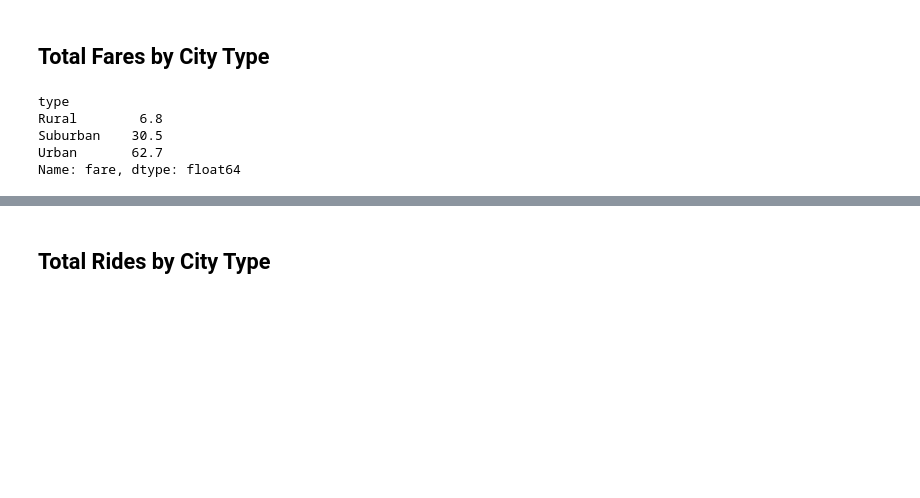
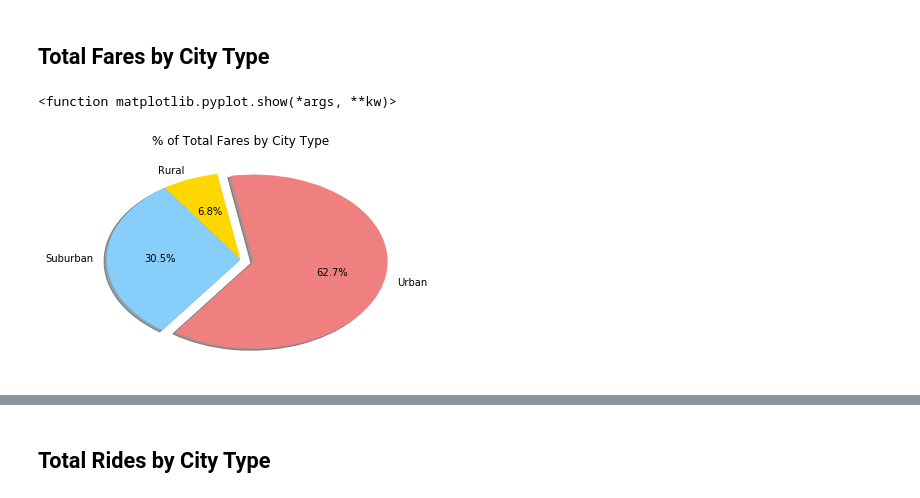
Before and after one commit to ikleinman/python-challenge, a Jupyter notebook: matplotlib/Pyber/Pyberhw.ipynb, the cells around one changed output, grey strips where cells are left out. Cells and saved outputs as stored; diff of their text form; code cells hidden in the pictures; blank space fills up the shorter version.

```diff
--- a/matplotlib/Pyber/Pyberhw.ipynb
+++ b/matplotlib/Pyber/Pyberhw.ipynb
@@ -84,20 +84,21 @@ plt.show()
 # %%
 # Calculate Type Percents
 
 groupby_type =  merge_df.groupby("type")
 total_fare_type = groupby_type["fare"].sum()
 total_fare = merge_df["fare"].sum()
 percentage_fare = round(total_fare_type/total_fare *100, 1)
 
 
 # Build Pie Chart
+labels= ["Rural", "Suburban", "Urban"]
+explode = (0, 0, 0.1)
+colors = ["Gold", "lightskyblue", "lightcoral"]
+plt.title("% of Total Fares by City Type")
 
-
+plt.pie(percentage_fare, explode=explode, colors= colors, labels=labels, autopct="%1.1f%%", shadow=True,startangle=100)
 # Save Figure
-percentage_fare
+plt.show
 # %% [output]
-type
-Rural        6.8
-Suburban    30.5
-Urban       62.7
-Name: fare, dtype: float64
+<function matplotlib.pyplot.show(*args, **kw)>
+[figure, added]
```
Also changed, not shown: parts of 1 cell of this notebook, 1 other file.
